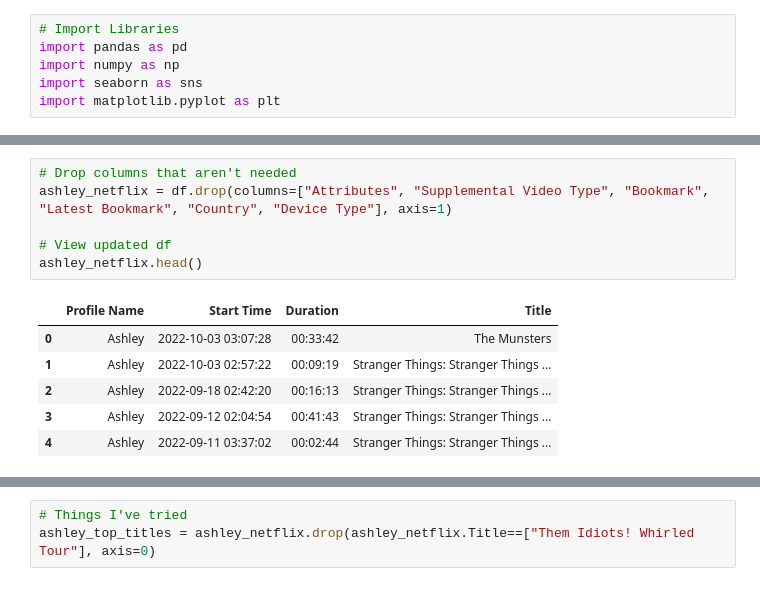
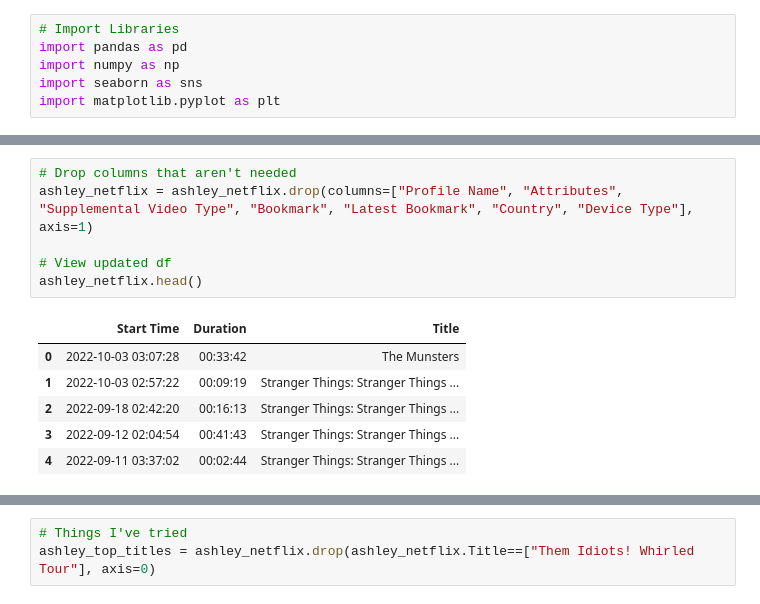
Before and after one commit to istarlet/netflix_viewing_habits, a Jupyter notebook: netflix.ipynb, the cells around one changed output, grey strips where cells are left out. Cells and saved outputs as stored; diff of their text form.

```diff
--- a/netflix.ipynb
+++ b/netflix.ipynb
@@ -47,13 +75,13 @@ print(ashley_netflix.head())
 # %%
 # Drop columns that aren't needed
-ashley_netflix = df.drop(columns=["Attributes", "Supplemental Video Type", "Bookmark", "Latest Bookmark", "Country", "Device Type"], axis=1)
+ashley_netflix = ashley_netflix.drop(columns=["Profile Name", "Attributes", "Supplemental Video Type", "Bookmark", "Latest Bookmark", "Country", "Device Type"], axis=1)
 
 # View updated df
 ashley_netflix.head()
 # %% [output]
-|  | Profile Name | Start Time | Duration | Title |
-| 0 | Ashley | 2022-10-03 03:07:28 | 00:33:42 | The Munsters |
-| 1 | Ashley | 2022-10-03 02:57:22 | 00:09:19 | Stranger Things: Stranger Things ... |
-| 2 | Ashley | 2022-09-18 02:42:20 | 00:16:13 | Stranger Things: Stranger Things ... |
-| 3 | Ashley | 2022-09-12 02:04:54 | 00:41:43 | Stranger Things: Stranger Things ... |
-| 4 | Ashley | 2022-09-11 03:37:02 | 00:02:44 | Stranger Things: Stranger Things ... |
+|  | Start Time | Duration | Title |
+| 0 | 2022-10-03 03:07:28 | 00:33:42 | The Munsters |
+| 1 | 2022-10-03 02:57:22 | 00:09:19 | Stranger Things: Stranger Things ... |
+| 2 | 2022-09-18 02:42:20 | 00:16:13 | Stranger Things: Stranger Things ... |
+| 3 | 2022-09-12 02:04:54 | 00:41:43 | Stranger Things: Stranger Things ... |
+| 4 | 2022-09-11 03:37:02 | 00:02:44 | Stranger Things: Stranger Things ... |
```
Also changed, not shown: parts of 12 cells of this notebook.
